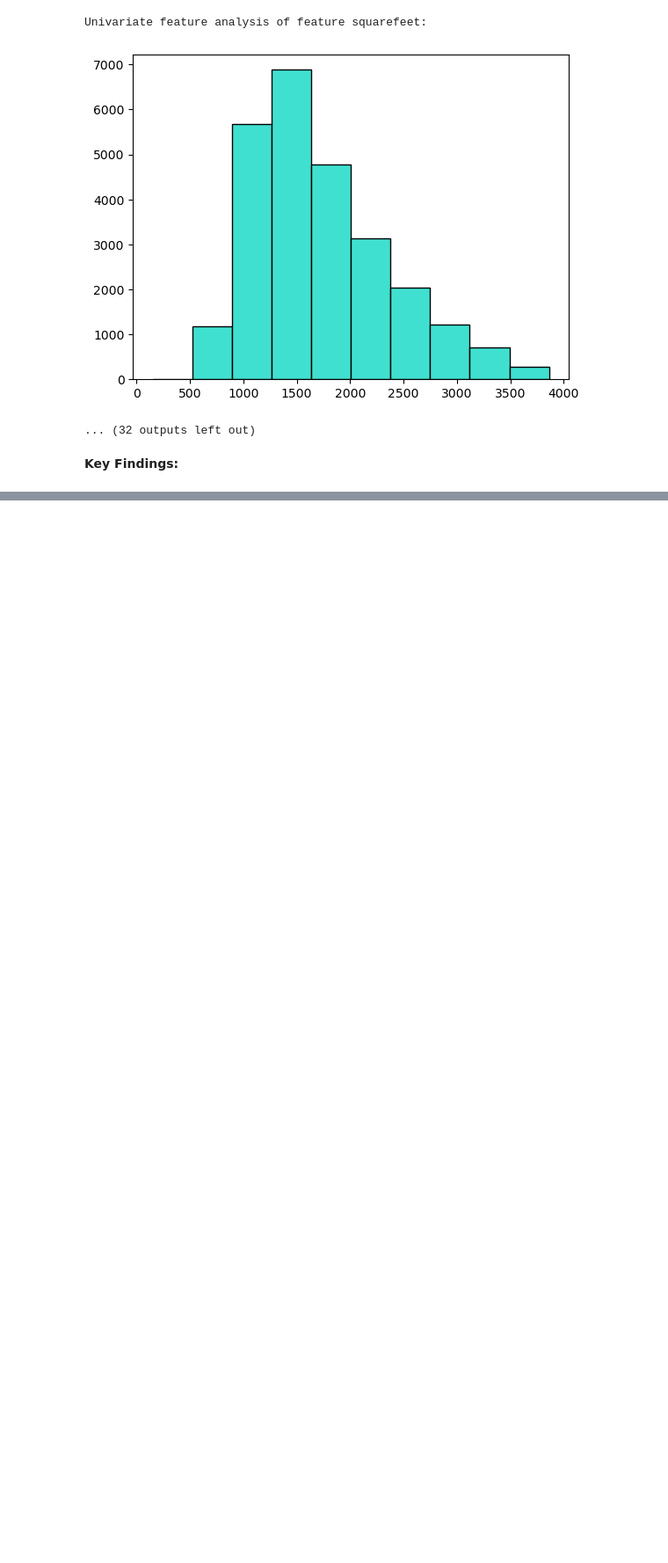
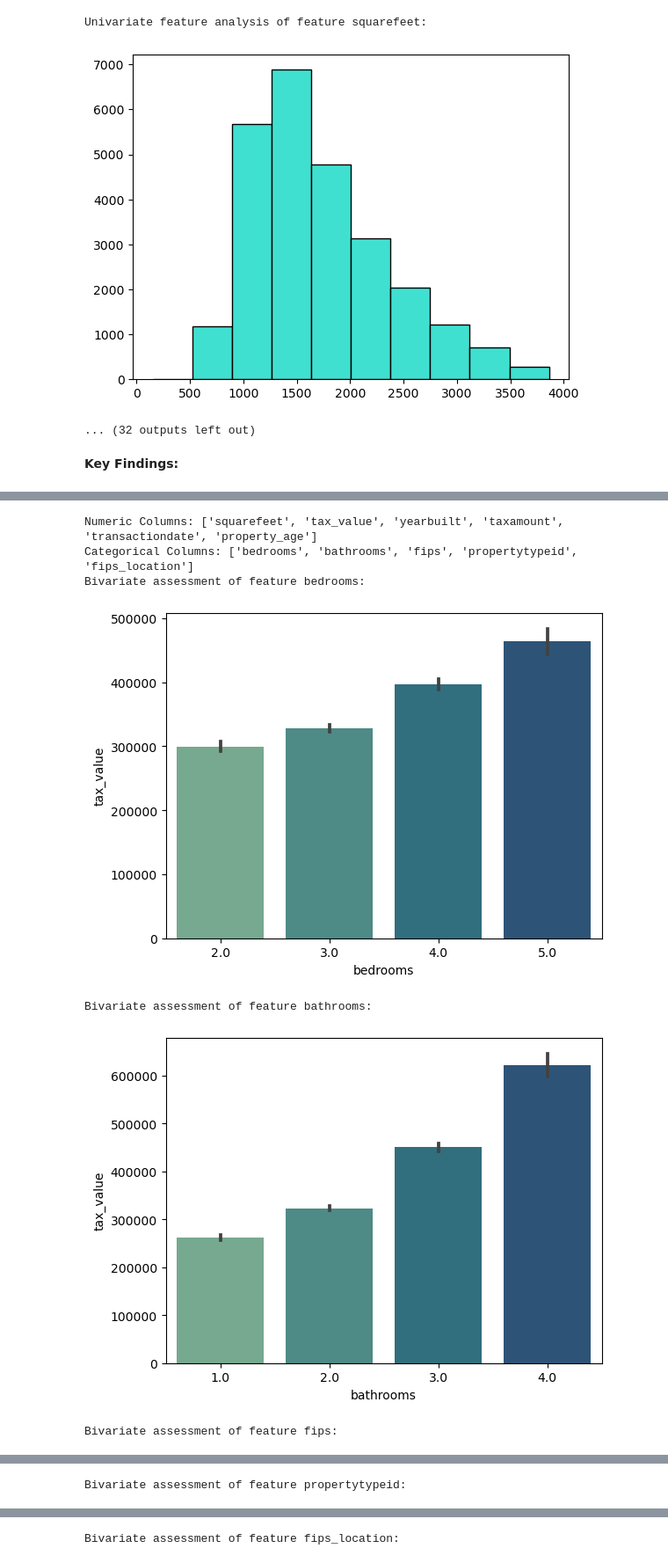
Before and after one commit to caroline-miller0921/project_regression_zillow, a Jupyter notebook: zillow_report.ipynb, the cells around one changed output, grey strips where cells are left out. Shown at 88% size. Drawn from its saved outputs; the diff is of its cells as text; code cells hidden in the pictures; blank space fills up the shorter version.

```diff
--- a/zillow_report.ipynb
+++ b/zillow_report.ipynb
@@ -120,0 +273,10 @@ Univariate feature analysis of feature squarefeet:
+# %%
+wrangle.bivariate_visulization(la_county, 'tax_value')
+# %% [output]
+Numeric Columns: ['squarefeet', 'tax_value', 'yearbuilt', 'taxamount', 'transactiondate', 'property_age']
+Categorical Columns: ['bedrooms', 'bathrooms', 'fips', 'propertytypeid', 'fips_location']
+Bivariate assessment of feature bedrooms:
+[figure, added]
+Bivariate assessment of feature bathrooms:
+[figure, added]
+Bivariate assessment of feature fips:
@@ -120,0 +284 @@ Univariate feature analysis of feature squarefeet:
+Bivariate assessment of feature propertytypeid:
@@ -120,0 +286 @@ Univariate feature analysis of feature squarefeet:
+Bivariate assessment of feature fips_location:
```
Also changed, not shown: parts of 87 cells of this notebook.
